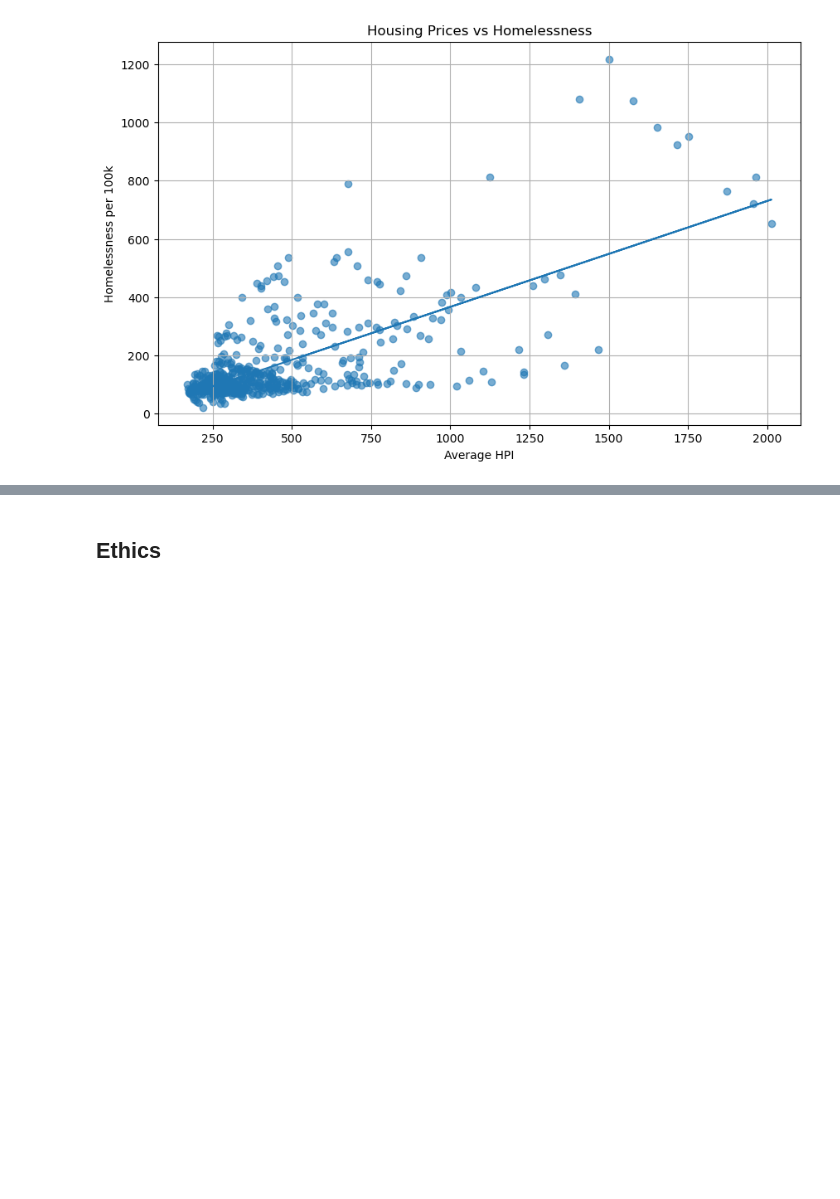
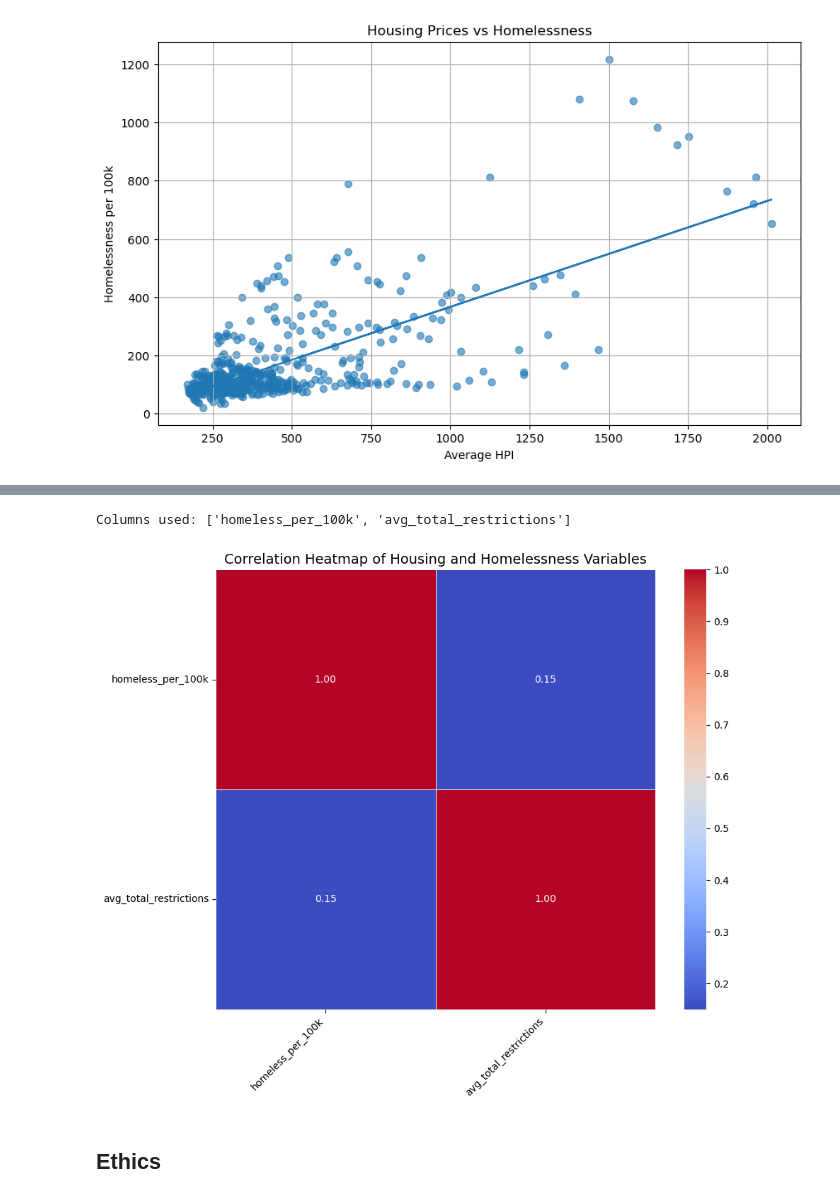
Before and after one commit to COGS108/Group-SP26-085, a Jupyter notebook: 02-EDACheckpoint.ipynb, the cells around one changed output, grey strips where cells are left out. Cells and saved outputs as stored; diff of their text form; code cells hidden in the pictures; blank space fills up the shorter version.

```diff
--- a/02-EDACheckpoint.ipynb
+++ b/02-EDACheckpoint.ipynb
@@ -1676,3 +1750,65 @@ plt.show()
+# %%
+import seaborn as sns
+import matplotlib.pyplot as plt
+import os
+
+# Desired columns
+wanted_cols = [
+    'homeless_per_100k',
+    'avg_total_restrictions',
+    'avg_hpi',
+    'avg_annual_change_pct',
+    'pop_chg',
+    'dom_mig',
+    'net_mig'
+]
+
+# Keep only columns that actually exist
+existing_cols = [col for col in wanted_cols if col in merged_avg.columns]
+
+print("Columns used:", existing_cols)
+
+# Create correlation dataframe
+corr_vars = merged_avg[existing_cols]
+
+# Correlation matrix
+corr_matrix = corr_vars.corr()
+
+# Plot
+plt.figure(figsize=(10, 8))
+
+sns.heatmap(
+    corr_matrix,
+    annot=True,
+    cmap='coolwarm',
+    fmt='.2f',
+    linewidths=0.5,
+    square=True
+)
+
+plt.title(
+    'Correlation Heatmap of Housing and Homelessness Variables',
+    fontsize=14
+)
+
+plt.xticks(rotation=45, ha='right')
+plt.yticks(rotation=0)
+
+plt.tight_layout()
+
+# Save
+os.makedirs('results', exist_ok=True)
+
+plt.savefig(
+    'results/correlation_heatmap.png',
+    dpi=150,
+    bbox_inches='tight'
+)
+
+plt.show()
+# %% [output]
+Columns used: ['homeless_per_100k', 'avg_total_restrictions']
+[figure, added]
 # %% [markdown]
 ## Ethics
 # %% [markdown]
```
Also changed, not shown: parts of 8 cells of this notebook.
